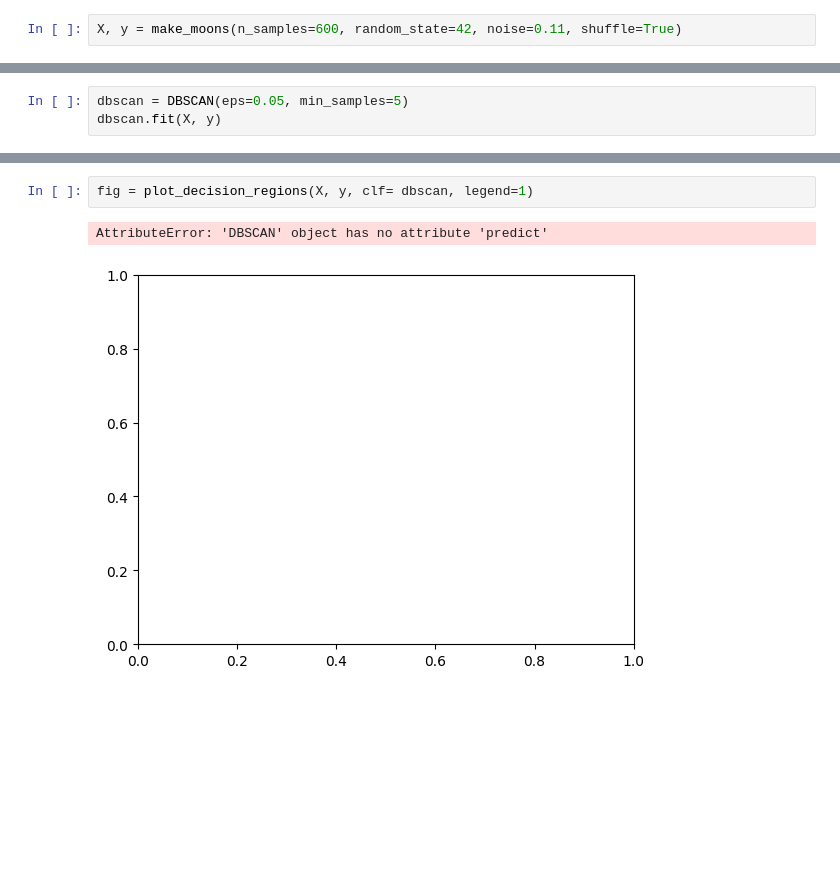
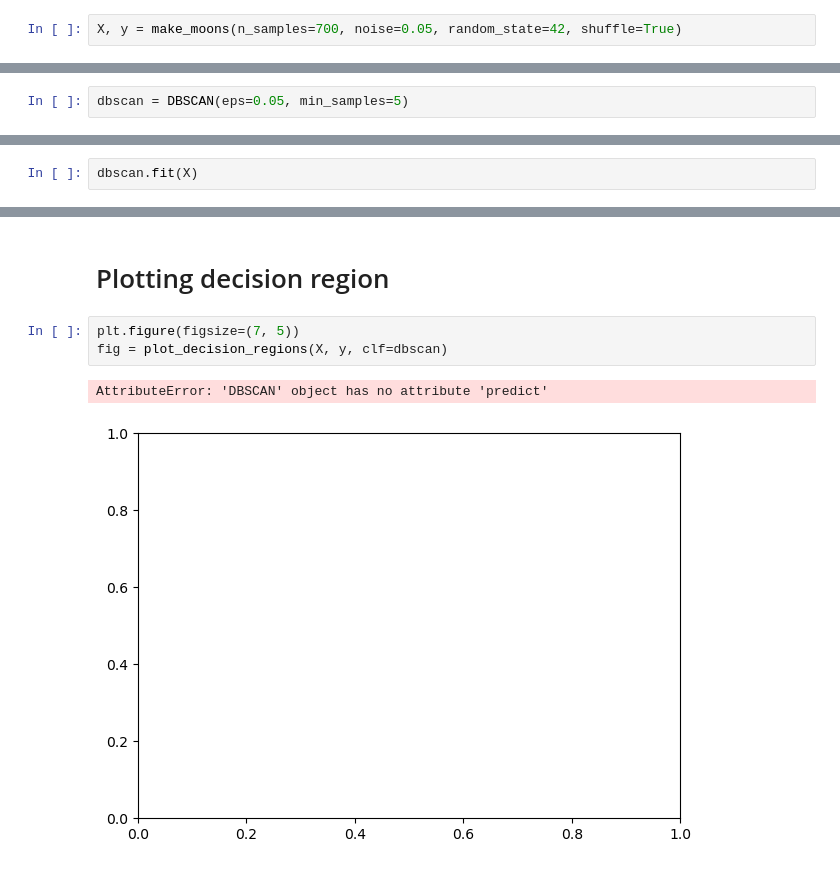
Before and after one commit to axt0895/Unsupervised-learning, a Jupyter notebook: DBSCAN/DBSCAN.ipynb, the cells around one changed output, grey strips where cells are left out. Saved outputs shown, nothing was run; the diff lists cells and outputs as text; blank space fills up the shorter version.

Commit message:
Updated DBSCAN notebook

```diff
--- a/DBSCAN/DBSCAN.ipynb
+++ b/DBSCAN/DBSCAN.ipynb
@@ -11,2 +13,2 @@ from sklearn.cluster import DBSCAN
 # %%
-X, y = make_moons(n_samples=600, random_state=42, noise=0.11, shuffle=True)
+X, y = make_moons(n_samples=700, noise=0.05, random_state=42, shuffle=True)
@@ -18,3 +24,2 @@ plt.scatter(X[:, 0], X[:, 1])
 # %%
 dbscan = DBSCAN(eps=0.05, min_samples=5)
-dbscan.fit(X, y)
@@ -22,0 +26,2 @@ DBSCAN(eps=0.05)
+# %%
+dbscan.fit(X)
@@ -23,5 +92,8 @@ DBSCAN(eps=0.05)
+# %% [markdown]
+# Plotting decision region
 # %%
-fig = plot_decision_regions(X, y, clf= dbscan, legend=1)
+plt.figure(figsize=(7, 5))
+fig = plot_decision_regions(X, y, clf=dbscan)
 # %% [output]
 AttributeError: 'DBSCAN' object has no attribute 'predict'
-[figure, old version]
+[figure, new version]
```
Also changed, not shown: parts of 12 cells of this notebook.
